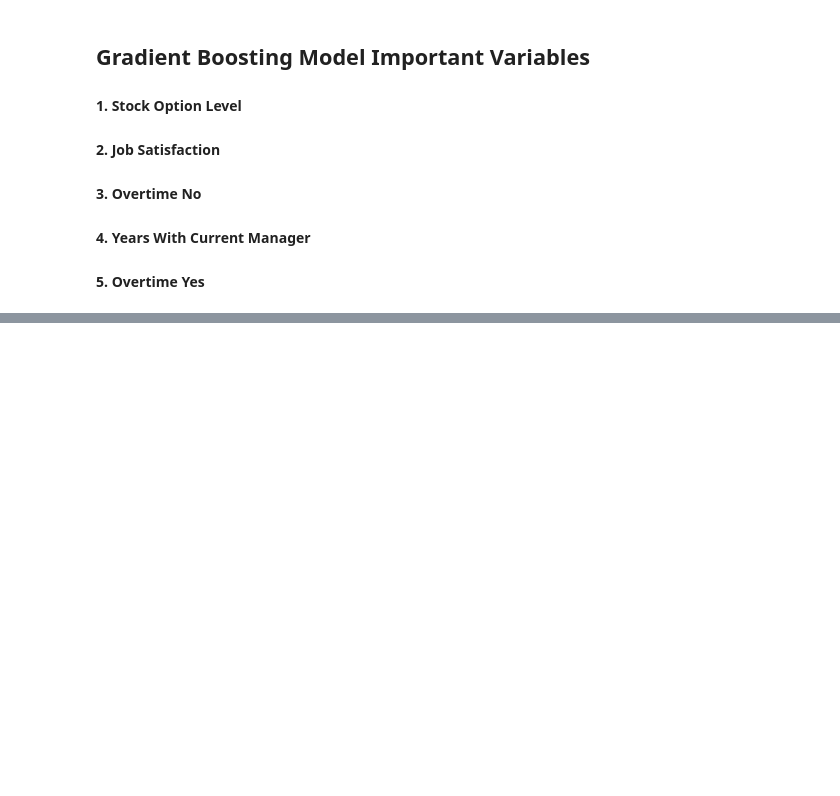
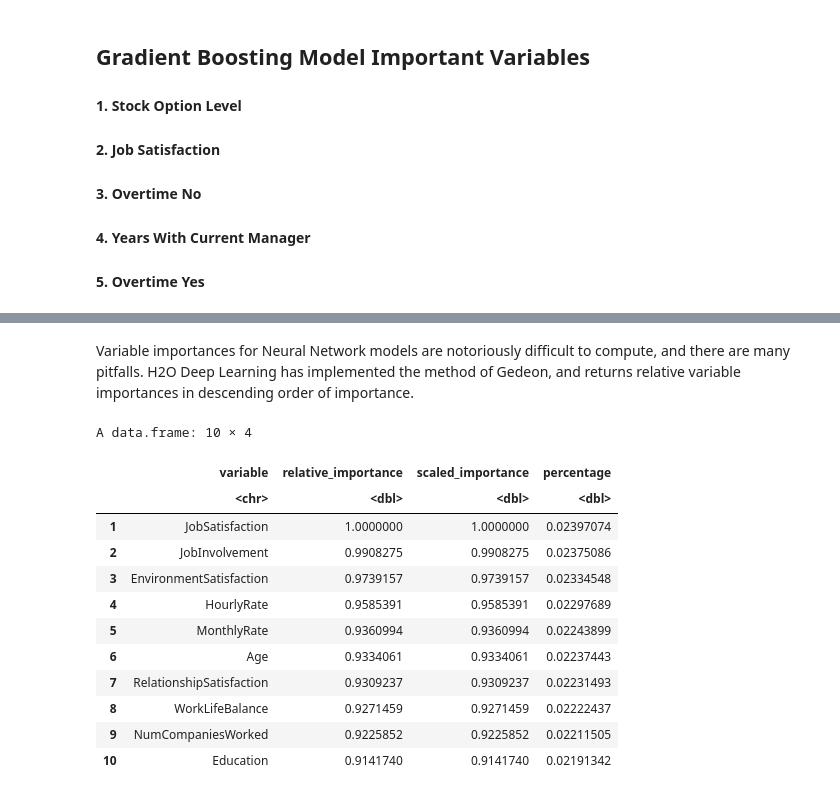
Before and after one commit to NaveenM12/DataChallenge_IBM_Employees, a Jupyter notebook: R_Models/R_Attrition_Models.ipynb, the cells around one changed output, grey strips where cells are left out. Drawn from its saved outputs; the diff is of its cells as text; code cells hidden in the pictures; blank space fills up the shorter version.

```diff
--- a/R_Models/R_Attrition_Models.ipynb
+++ b/R_Models/R_Attrition_Models.ipynb
@@ -311,0 +373,18 @@ vip::vip(models_gbm_best)
+# %% [markdown]
+Variable importances for Neural Network models are notoriously difficult to compute, and there are many pitfalls. H2O Deep Learning has implemented the method of Gedeon, and returns relative variable importances in descending order of importance.
+# %%
+head(as.data.frame(h2o.varimp(models_dl_best)),10)
+# %% [output]
+A data.frame: 10 × 4
+|  | variable | relative_importance | scaled_importance | percentage |
+|  | <chr> | <dbl> | <dbl> | <dbl> |
+| 1 | JobSatisfaction | 1.0000000 | 1.0000000 | 0.02397074 |
+| 2 | JobInvolvement | 0.9908275 | 0.9908275 | 0.02375086 |
+| 3 | EnvironmentSatisfaction | 0.9739157 | 0.9739157 | 0.02334548 |
+| 4 | HourlyRate | 0.9585391 | 0.9585391 | 0.02297689 |
+| 5 | MonthlyRate | 0.9360994 | 0.9360994 | 0.02243899 |
+| 6 | Age | 0.9334061 | 0.9334061 | 0.02237443 |
+| 7 | RelationshipSatisfaction | 0.9309237 | 0.9309237 | 0.02231493 |
+| 8 | WorkLifeBalance | 0.9271459 | 0.9271459 | 0.02222437 |
+| 9 | NumCompaniesWorked | 0.9225852 | 0.9225852 | 0.02211505 |
+| 10 | Education | 0.9141740 | 0.9141740 | 0.02191342 |
```
Also changed, not shown: parts of 32 cells of this notebook.
